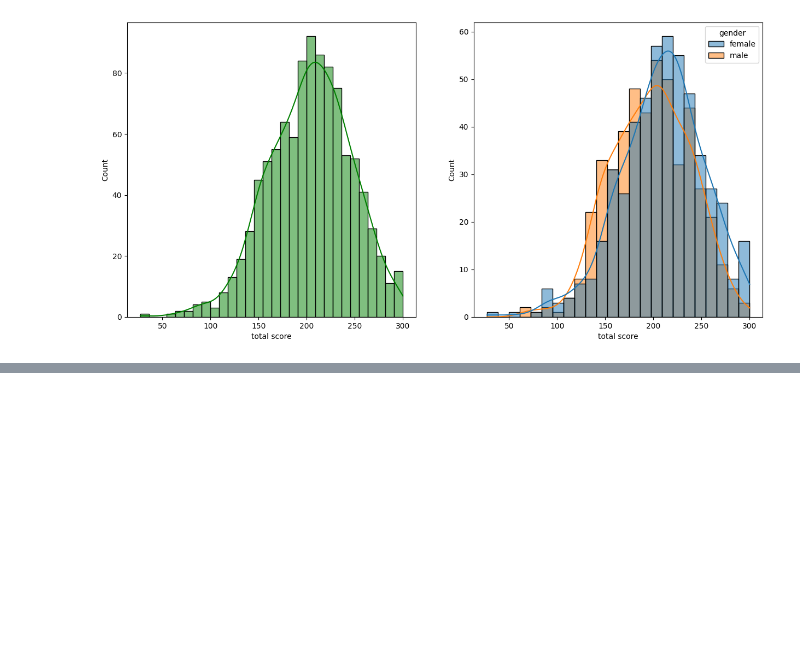
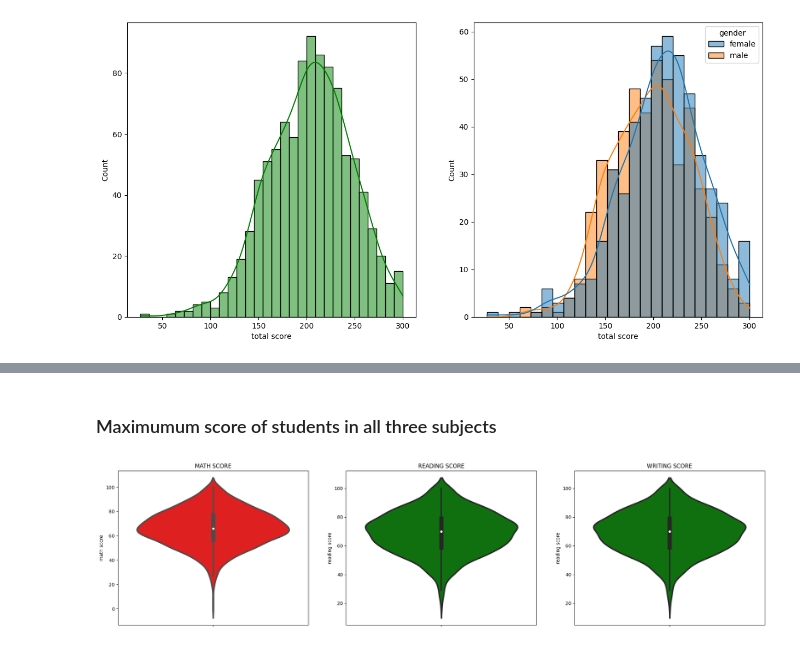
Before and after one commit to aravindsairam/mlproj, a Jupyter notebook: notebooks/EDA_student_preformance.ipynb, the cells around one changed output, grey strips where cells are left out. Drawn from its saved outputs; the diff is of its cells as text; code cells hidden in the pictures; blank space fills up the shorter version.

```diff
--- a/notebooks/EDA_student_preformance.ipynb
+++ b/notebooks/EDA_student_preformance.ipynb
@@ -194,0 +229,16 @@ plt.show()
+# %% [markdown]
+### Maximumum score of students in all three subjects
+# %%
+figs, axs = plt.subplots(1,3, figsize = (25,6))
+plt.subplot(131)
+plt.title("MATH SCORE")
+sns.violinplot(y="math score", data=df, color="red", linewidth=3)
+plt.subplot(132)
+plt.title("READING SCORE")
+sns.violinplot(y="reading score", data=df, color="green", linewidth=3)
+plt.subplot(133)
+plt.title("WRITING SCORE")
+sns.violinplot(y="reading score", data=df, color="green", linewidth=3)
+plt.show()
+# %% [output]
+[figure, added]
```
Also changed, not shown: parts of 13 cells of this notebook, 2 other files.
